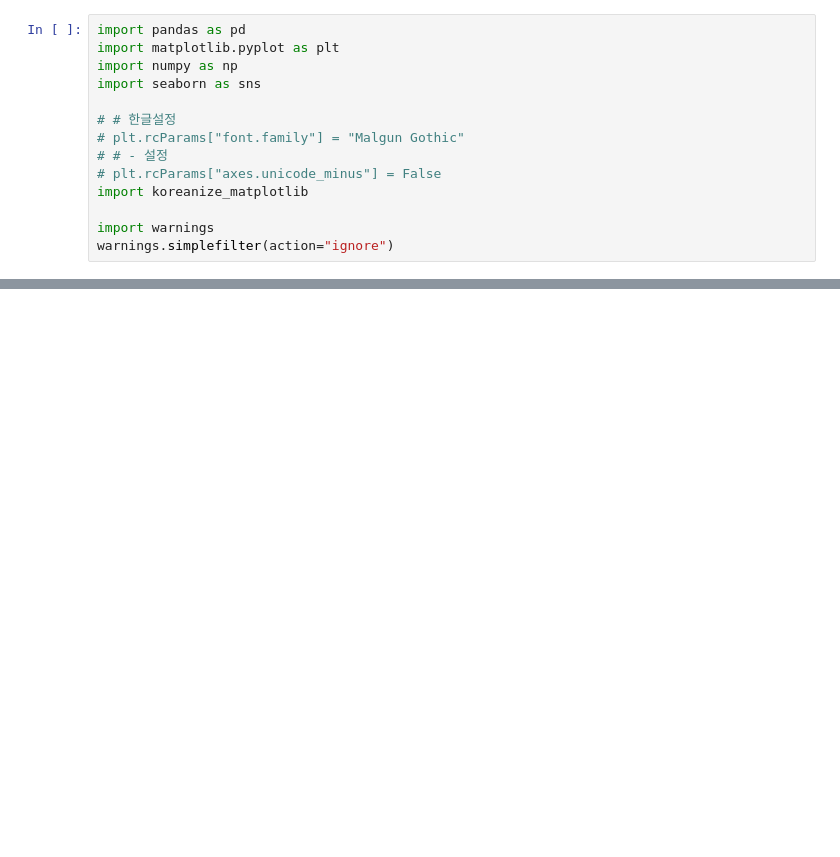
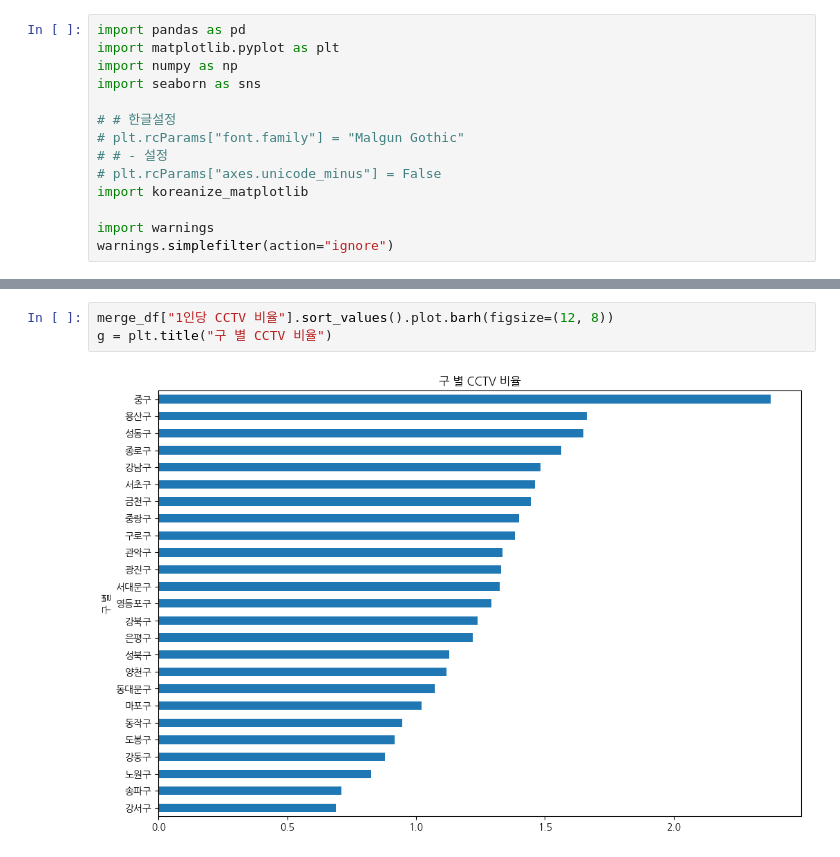
Before and after one commit to joonwoolee-kr/pandassource, a Jupyter notebook: seoul.ipynb, the cells around one changed output, grey strips where cells are left out. Saved outputs shown, nothing was run; the diff lists cells and outputs as text; blank space fills up the shorter version.

```diff
--- a/seoul.ipynb
+++ b/seoul.ipynb
@@ -41,0 +334,5 @@ cctv_df
+# %%
+merge_df["1인당 CCTV 비율"].sort_values().plot.barh(figsize=(12, 8))
+g = plt.title("구 별 CCTV 비율")
+# %% [output]
+[figure, added]
```
Also changed, not shown: parts of 49 cells of this notebook, 4 other files.
